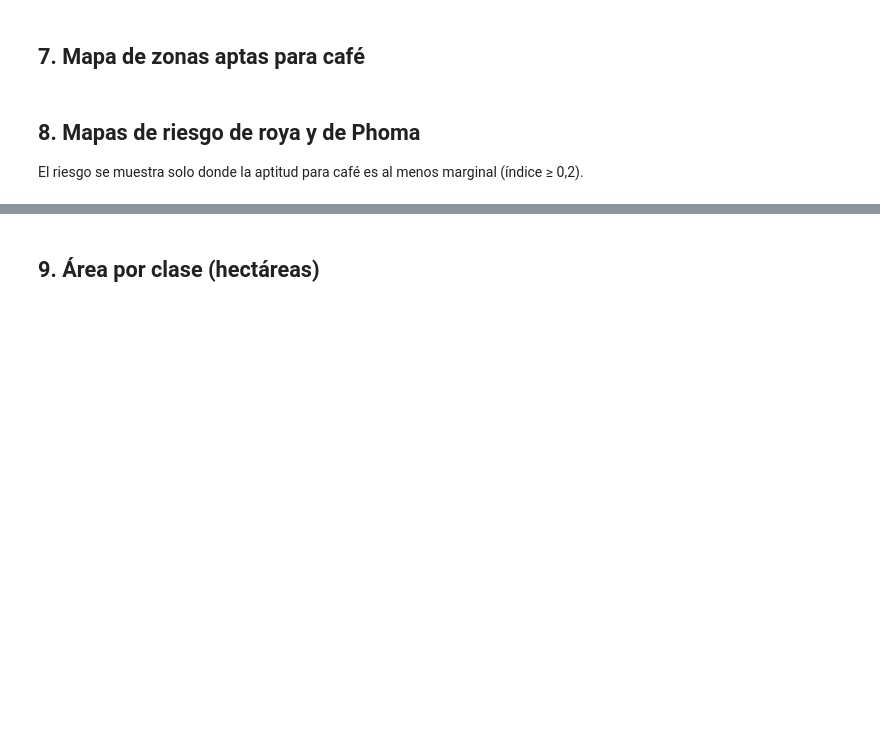
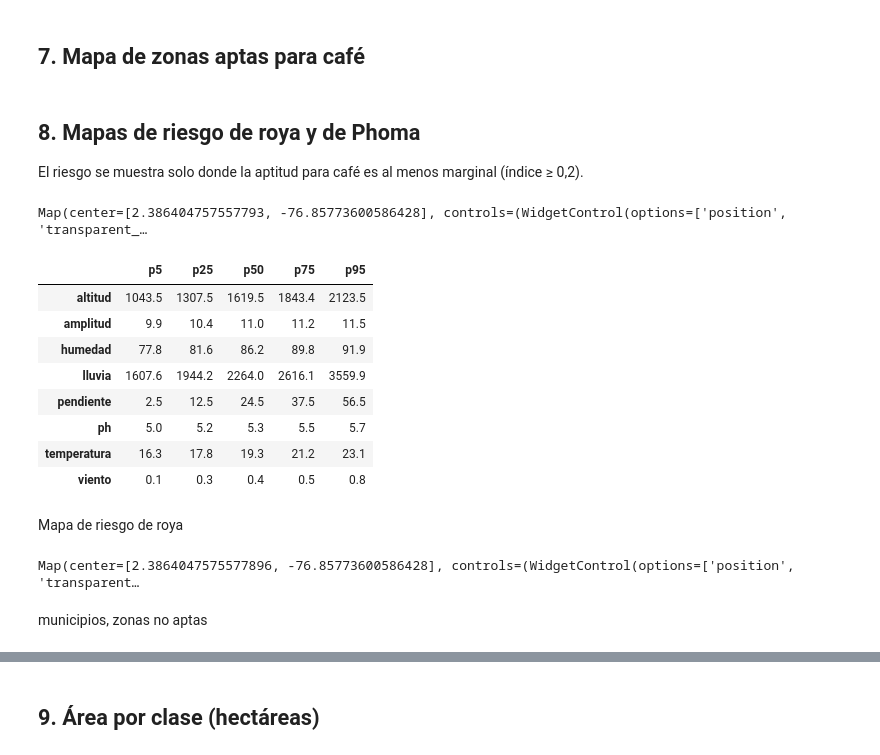
Before and after one commit to ajaramillola1985/cauca-clima-gee, a Jupyter notebook: 06_aptitud_riesgo_cafe.ipynb, the cells around one changed output, grey strips where cells are left out. Drawn from its saved outputs; the diff is of its cells as text; code cells hidden in the pictures; blank space fills up the shorter version.

```diff
--- a/06_aptitud_riesgo_cafe.ipynb
+++ b/06_aptitud_riesgo_cafe.ipynb
@@ -84,7 +98,9 @@ amplitud = bio.select('bio02').multiply(0.1).rename('amplitud')         # °C
 # Lluvia anual media (CHIRPS)
 anios = ee.Number(ee.Date(PERIODO[1]).difference(ee.Date(PERIODO[0]), 'year'))
 lluvia = (ee.ImageCollection('UCSB-CHG/CHIRPS/DAILY')
-          .filterDate(*PERIODO).sum().divide(anios).rename('lluvia'))   # mm/año
+          .filterDate(*PERIODO)
+          .map(lambda img: img.resample('bilinear'))
+          .sum().divide(anios).rename('lluvia'))
 
 # Humedad relativa y viento (ERA5-Land mensual, ~11 km)
 era = (ee.ImageCollection('ECMWF/ERA5_LAND/MONTHLY_AGGR')
@@ -168,7 +193,18 @@ m
 
 El riesgo se muestra solo donde la aptitud para café es al menos marginal (índice ≥ 0,2).
 # %%
-zona_cafe = aptitud.gte(0.2)
+alt = capas.select('altitud')
+zona_cafe = aptitud.gte(0.4).And(alt.gte(1000)).And(alt.lte(2200))
+
+roya = indice(RIESGO_ROYA, 'riesgo_roya').updateMask(zona_cafe)
+phoma = indice(RIESGO_PHOMA, 'riesgo_phoma').updateMask(zona_cafe)
+roya_clase = clasificar(roya)
+phoma_clase = clasificar(phoma)
+
+PALETA_RIESGO = ['#1a9641', '#a6d96a', '#ffffbf', '#fdae61', '#d7191c']
+ETIQ_RIESGO = ['Muy bajo', 'Bajo', 'Medio', 'Alto', 'Muy alto']
+vis = {'min': 1, 'max': 5, 'palette': PALETA_RIESGO}
+borde = cauca.style(color='black', fillColor='00000000')
 
 roya = indice(RIESGO_ROYA, 'riesgo_roya').updateMask(zona_cafe)
 phoma = indice(RIESGO_PHOMA, 'riesgo_phoma').updateMask(zona_cafe)
@@ -179,10 +215,48 @@ PALETA_RIESGO = ['#1a9641', '#a6d96a', '#ffffbf', '#fdae61', '#d7191c']
 ETIQ_RIESGO = ['Muy bajo', 'Bajo', 'Medio', 'Alto', 'Muy alto']
 vis = {'min': 1, 'max': 5, 'palette': PALETA_RIESGO}
 
-m2 = geemap.Map()
+m2 = geemap.Map(basemap=basemaps.Esri.WorldTopoMap)
 m2.centerObject(cauca, 8)
 m2.addLayer(roya_clase, vis, 'Riesgo de roya')
 m2.addLayer(phoma_clase, vis, 'Riesgo de Phoma', False)   # actívala en el control de capas
 m2.addLayer(cauca.style(color='black', fillColor='00000000'), {}, 'Cauca')
 m2.add_legend(title='Riesgo', legend_dict=dict(zip(ETIQ_RIESGO, PALETA_RIESGO)))
 m2
+# %% [output]
+Map(center=[2.386404757557793, -76.85773600586428], controls=(WidgetControl(options=['position', 'transparent_…
+# %%
+import pandas as pd
+
+stats = capas.updateMask(zona_cafe).reduceRegion(
+    reducer=ee.Reducer.percentile([5, 25, 50, 75, 95]),
+    geometry=region, scale=250, maxPixels=1e10, tileScale=4).getInfo()
+
+filas = {}
+for clave, valor in stats.items():
+    variable, p = clave.rsplit('_', 1)
+    filas.setdefault(variable, {})[p] = round(valor, 1)
+
+display(pd.DataFrame(filas).T[['p5', 'p25', 'p50', 'p75', 'p95']])
+# %% [output]
+|  | p5 | p25 | p50 | p75 | p95 |
+| altitud | 1043.5 | 1307.5 | 1619.5 | 1843.4 | 2123.5 |
+| amplitud | 9.9 | 10.4 | 11.0 | 11.2 | 11.5 |
+| humedad | 77.8 | 81.6 | 86.2 | 89.8 | 91.9 |
+| lluvia | 1607.6 | 1944.2 | 2264.0 | 2616.1 | 3559.9 |
+| pendiente | 2.5 | 12.5 | 24.5 | 37.5 | 56.5 |
+| ph | 5.0 | 5.2 | 5.3 | 5.5 | 5.7 |
+| temperatura | 16.3 | 17.8 | 19.3 | 21.2 | 23.1 |
+| viento | 0.1 | 0.3 | 0.4 | 0.5 | 0.8 |
+# %% [markdown]
+Mapa de riesgo de roya
+# %%
+m_roya = geemap.Map(basemap=basemaps.Esri.WorldTopoMap)
+m_roya.centerObject(cauca, 8)
+m_roya.addLayer(roya_clase, vis, 'Riesgo de roya')
+m_roya.addLayer(borde, {}, 'Cauca')
+m_roya.add_legend(title='Riesgo de roya', legend_dict=dict(zip(ETIQ_RIESGO, PALETA_RIESGO)))
+m_roya
+# %% [output]
+Map(center=[2.3864047575577896, -76.85773600586428], controls=(WidgetControl(options=['position', 'transparent…
+# %% [markdown]
+municipios, zonas no aptas
```
Also changed, not shown: parts of 20 cells of this notebook.
